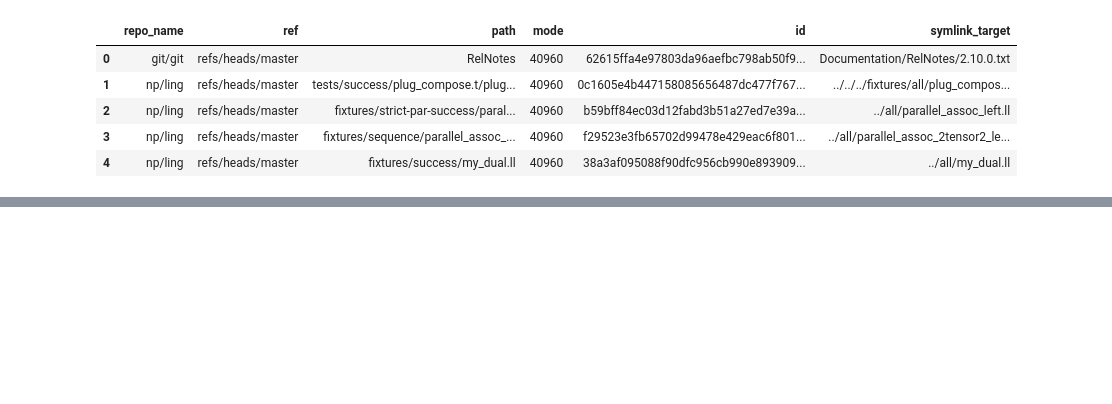
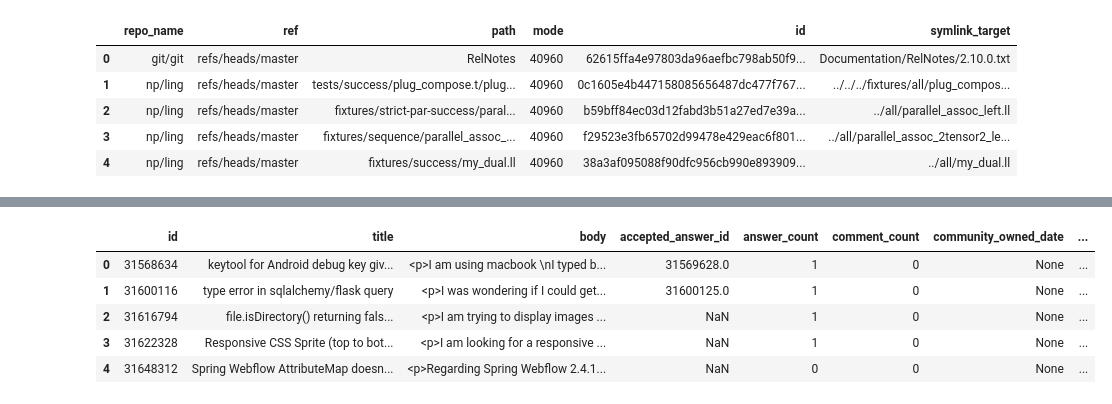
Before and after one commit to AlexandrKhmil/courses, a Jupyter notebook: kaggle/intro-sql & advanced-sql/6_join.ipynb, the cells around one changed output, grey strips where cells are left out. Saved outputs shown, nothing was run; the diff lists cells and outputs as text; code cells hidden in the pictures; blank space fills up the shorter version.

```diff
--- a/kaggle/intro-sql & advanced-sql/6_join.ipynb
+++ b/kaggle/intro-sql & advanced-sql/6_join.ipynb
@@ -81,0 +91,5 @@ file_count_by_license
+# %%
+from google.cloud import bigquery
+client = bigquery.Client()
+dataset_ref = client.dataset("stackoverflow", project="bigquery-public-data")
+dataset = client.get_dataset(dataset_ref)
@@ -81,0 +135,11 @@ file_count_by_license
+# %%
+questions_table_ref = dataset_ref.table("posts_questions")
+questions_table = client.get_table(questions_table_ref)
+client.list_rows(questions_table, max_results=5).to_dataframe()
+# %% [output]
+|  | id | title | body | accepted_answer_id | answer_count | comment_count | community_owned_date | ... |
+| 0 | 31568634 | keytool for Android debug key giv... | <p>I am using macbook \nI typed b... | 31569628.0 | 1 | 0 | None | ... |
+| 1 | 31600116 | type error in sqlalchemy/flask query | <p>I was wondering if I could get... | 31600125.0 | 1 | 0 | None | ... |
+| 2 | 31616794 | file.isDirectory() returning fals... | <p>I am trying to display images ... | NaN | 1 | 0 | None | ... |
+| 3 | 31622328 | Responsive CSS Sprite (top to bot... | <p>I am looking for a responsive ... | NaN | 1 | 0 | None | ... |
+| 4 | 31648312 | Spring Webflow AttributeMap doesn... | <p>Regarding Spring Webflow 2.4.1... | NaN | 0 | 0 | None | ... |
```
Also changed, not shown: parts of 20 cells of this notebook, 1 other file.
